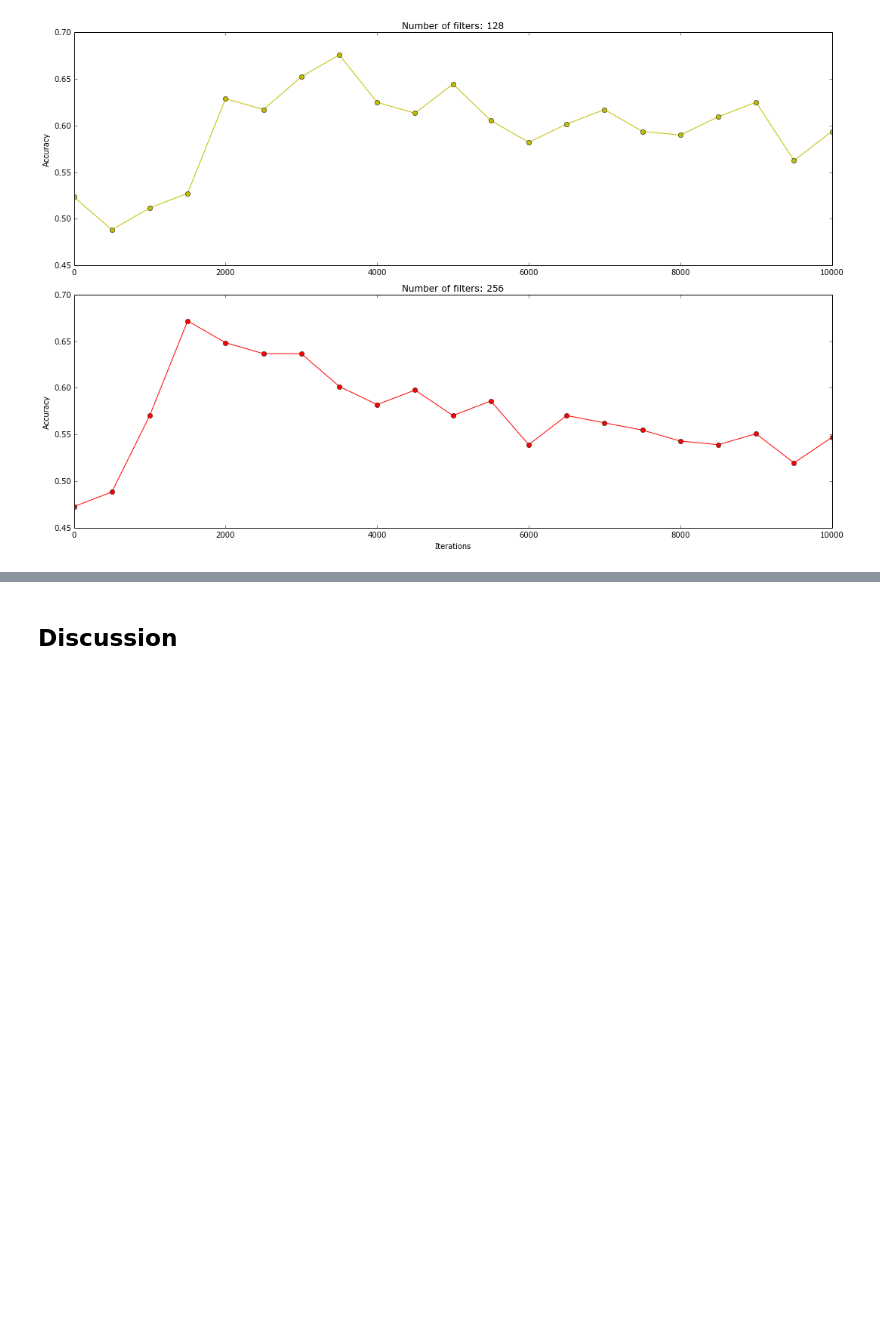
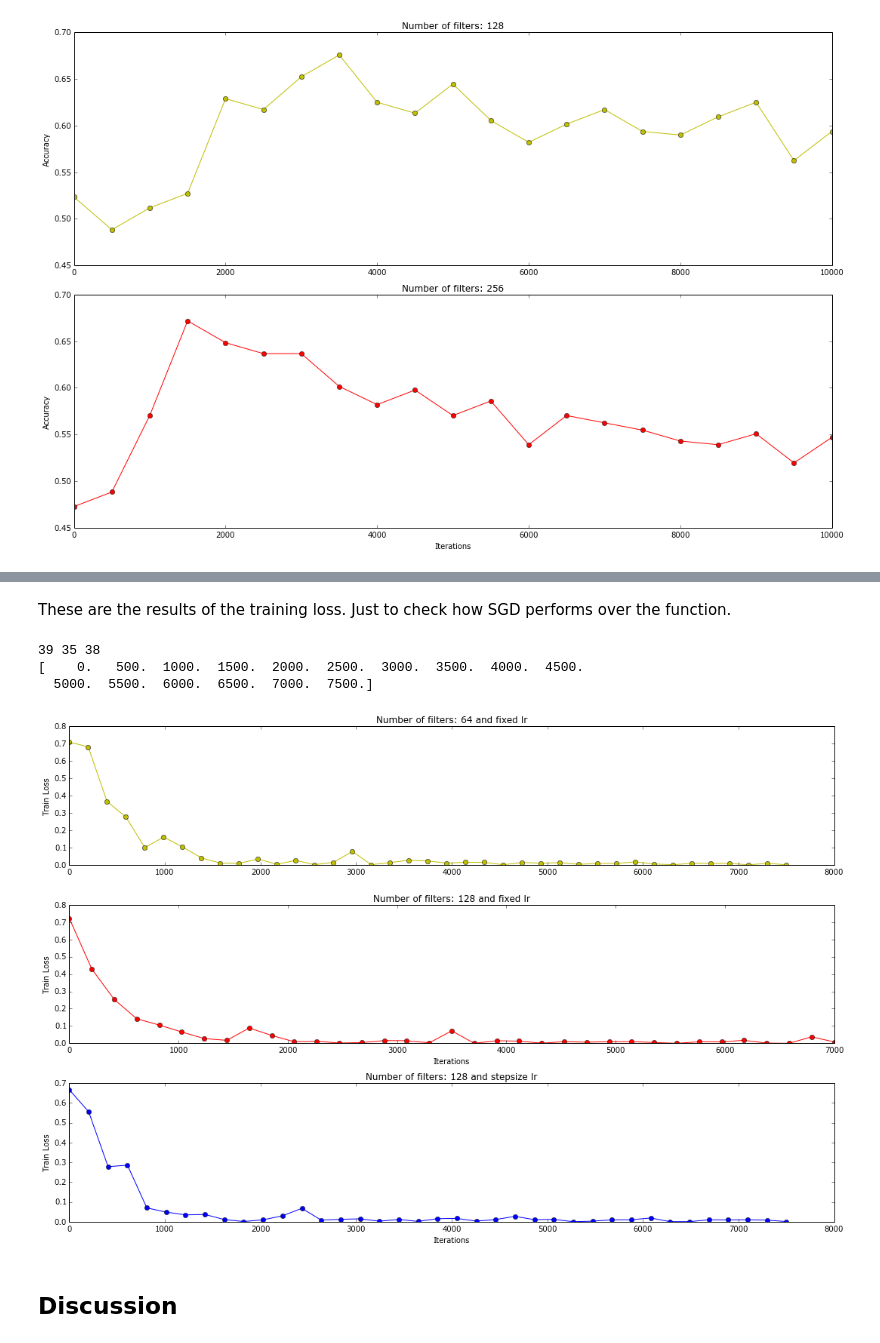
Before and after one commit to inulinux12/BCDR, a Jupyter notebook: LesionBCDR.ipynb, the cells around one changed output, grey strips where cells are left out. Cells and saved outputs as stored; diff of their text form; code cells hidden in the pictures; blank space fills up the shorter version.

```diff
--- a/LesionBCDR.ipynb
+++ b/LesionBCDR.ipynb
@@ -322,0 +387,41 @@ plt.show()
+# %% [markdown]
+These are the results of the training loss. Just to check how SGD performs over the function.
+# %%
+results = []
+results.append(np.genfromtxt('5-trainloss.csv').tolist())
+results.append(np.genfromtxt('5-fixed-trainloss.csv').tolist())
+results.append(np.genfromtxt('5-step-trainloss.csv').tolist())
+# %%
+print len(results[0]), len(results[1]), len(results[2])
+print np.linspace(0, 7500, 16)
+# %% [output]
+39 35 38
+[    0.   500.  1000.  1500.  2000.  2500.  3000.  3500.  4000.  4500.
+  5000.  5500.  6000.  6500.  7000.  7500.]
+# %%
+x1 = np.linspace(0, 7500, 39)
+
+plt.figure(figsize=(15,10))
+plt.subplot(3, 1, 1)
+plt.plot(x1, results[0], 'yo-')
+plt.title('Number of filters: 64 and fixed lr')
+plt.ylabel('Train Loss')
+
+x2 = np.linspace(0, 7000, 35)
+plt.subplot(3, 1, 2)
+plt.plot(x2, results[1], 'ro-')
+plt.title('Number of filters: 128 and fixed lr')
+plt.xlabel('Iterations')
+plt.ylabel('Train Loss')
+
+x1 = np.linspace(0, 7500, 38)
+plt.subplot(3, 1, 3)
+plt.plot(x1, results[2], 'bo-')
+plt.title('Number of filters: 128 and stepsize lr')
+plt.xlabel('Iterations')
+plt.ylabel('Train Loss')
+
+plt.tight_layout()
+plt.show()
+# %% [output]
+[figure, added]
```
Also changed, not shown: parts of 17 cells of this notebook, 10 other files.
